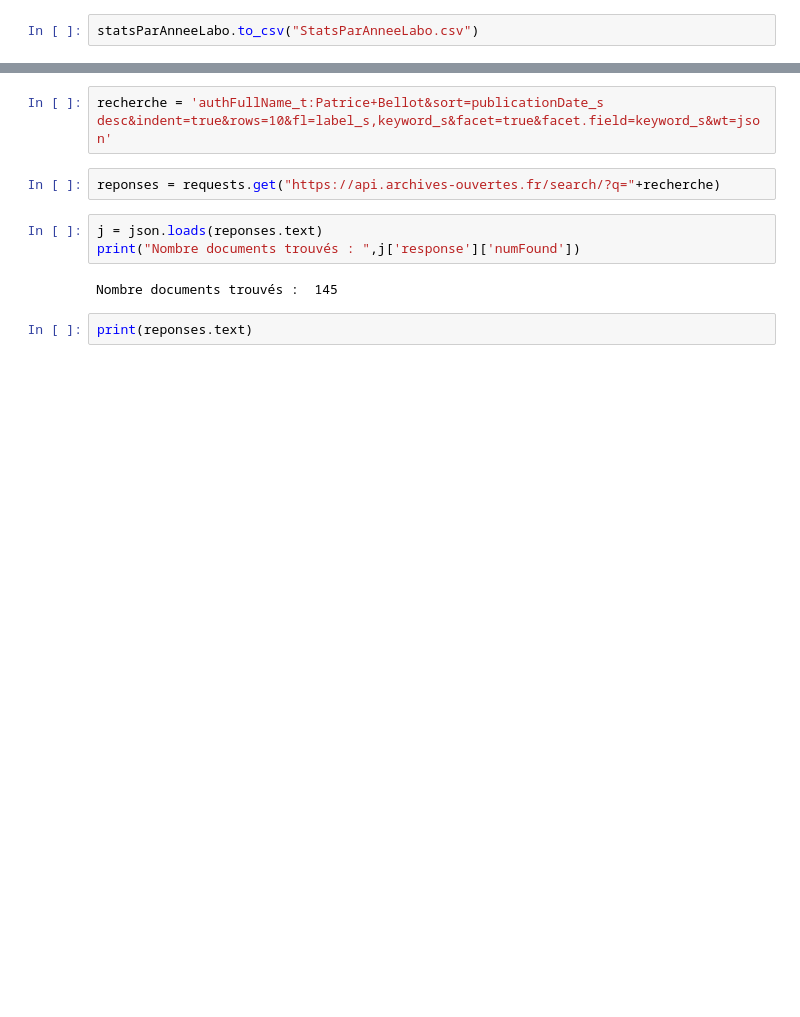
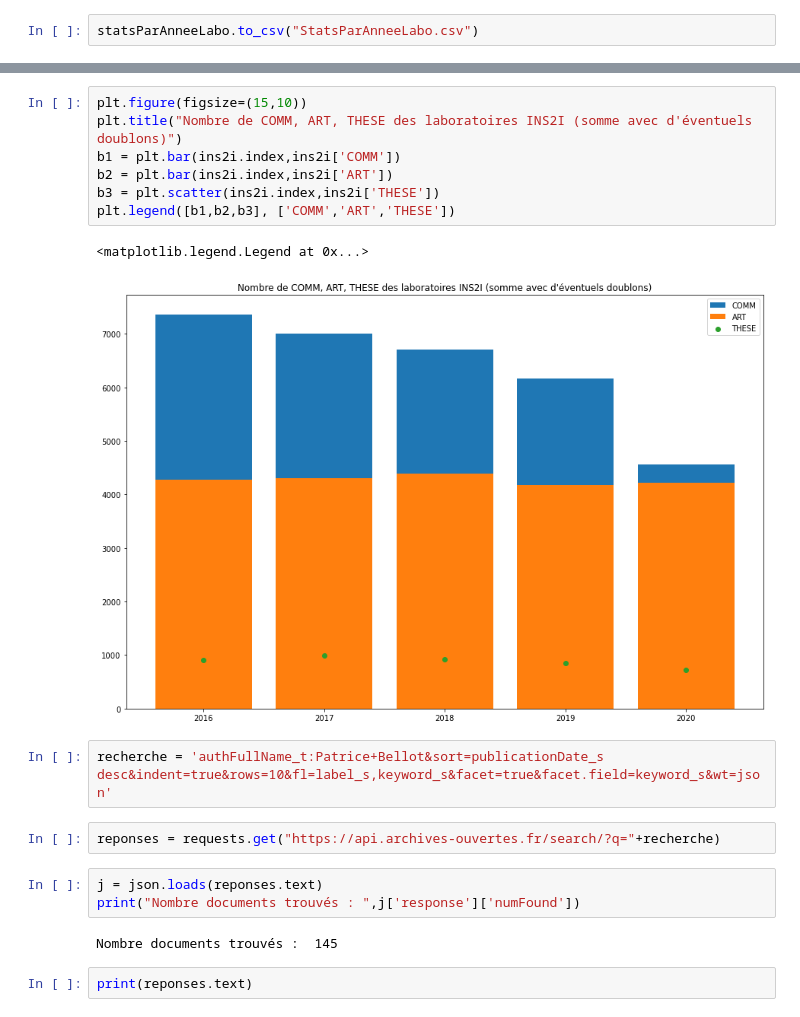
Before and after one commit to pbellot/HALPublications, a Jupyter notebook: HAL.ipynb, the cells around one changed output, grey strips where cells are left out. Saved outputs shown, nothing was run; the diff lists cells and outputs as text; blank space fills up the shorter version.

```diff
--- a/HAL.ipynb
+++ b/HAL.ipynb
@@ -234,3 +354,13 @@ statsParAnneeLabo = pd.read_csv("StatsParAnneeLabo.csv")
+# %%
+plt.figure(figsize=(15,10))
+plt.title("Nombre de COMM, ART, THESE des laboratoires INS2I (somme avec d'éventuels doublons)")
+b1 = plt.bar(ins2i.index,ins2i['COMM'])
+b2 = plt.bar(ins2i.index,ins2i['ART'])
+b3 = plt.scatter(ins2i.index,ins2i['THESE'])
+plt.legend([b1,b2,b3], ['COMM','ART','THESE'])
+# %% [output]
+<matplotlib.legend.Legend at 0x...>
+[figure, added]
 # %%
 recherche = 'authFullName_t:Patrice+Bellot&sort=publicationDate_s desc&indent=true&rows=10&fl=label_s,keyword_s&facet=true&facet.field=keyword_s&wt=json'
 # %%
```
Also changed, not shown: parts of 17 cells of this notebook, 2 other files.
